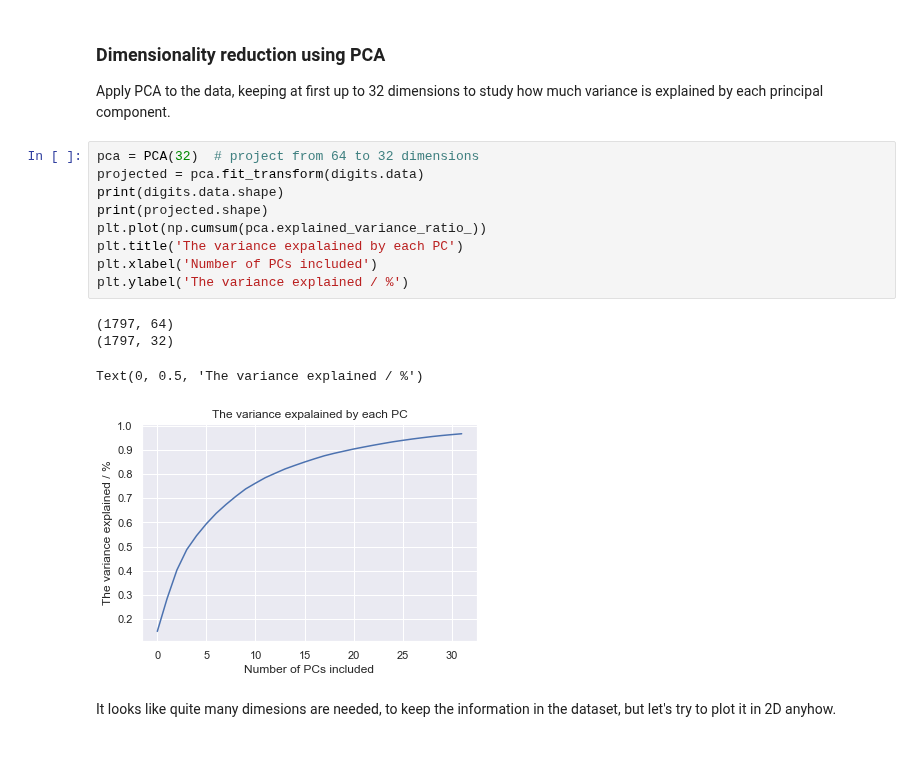
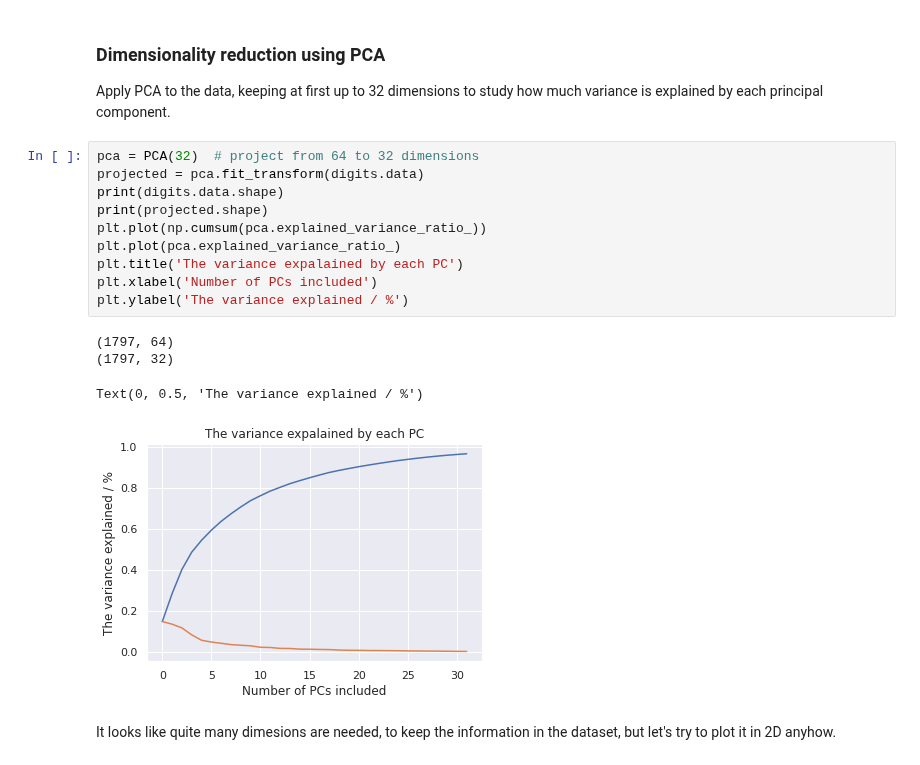
Before and after one commit to pevalisuo/AML, a Jupyter notebook: lectures/Subspace_Projections.ipynb, the cells around one changed output. Cells and saved outputs as stored; diff of their text form.

```diff
--- a/lectures/Subspace_Projections.ipynb
+++ b/lectures/Subspace_Projections.ipynb
@@ -364,17 +364,18 @@ Apply PCA to the data, keeping at first up to 32 dimensions to study how much va
 # %%
 pca = PCA(32)  # project from 64 to 32 dimensions
 projected = pca.fit_transform(digits.data)
 print(digits.data.shape)
 print(projected.shape)
 plt.plot(np.cumsum(pca.explained_variance_ratio_))
+plt.plot(pca.explained_variance_ratio_)
 plt.title('The variance expalained by each PC')
 plt.xlabel('Number of PCs included')
 plt.ylabel('The variance explained / %')
 # %% [output]
 (1797, 64)
 (1797, 32)
 Text(0, 0.5, 'The variance explained / %')
-[figure, old version]
+[figure, new version]
 # %% [markdown]
 It looks like quite many dimesions are needed, to keep the information in the dataset, but let's try to plot it in 2D anyhow.
 # %%
```
Also changed, not shown: parts of 20 cells of this notebook, 5 other files.
